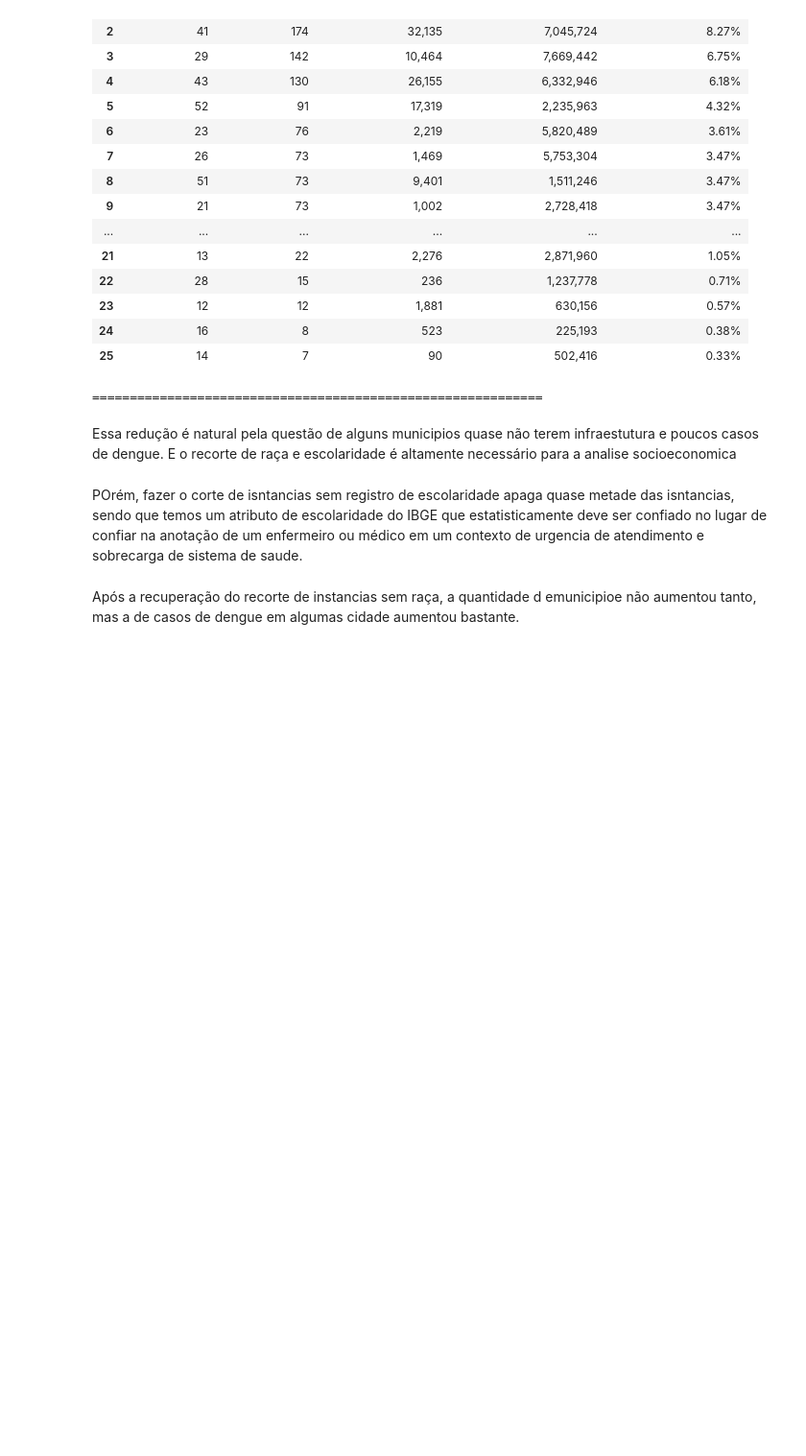
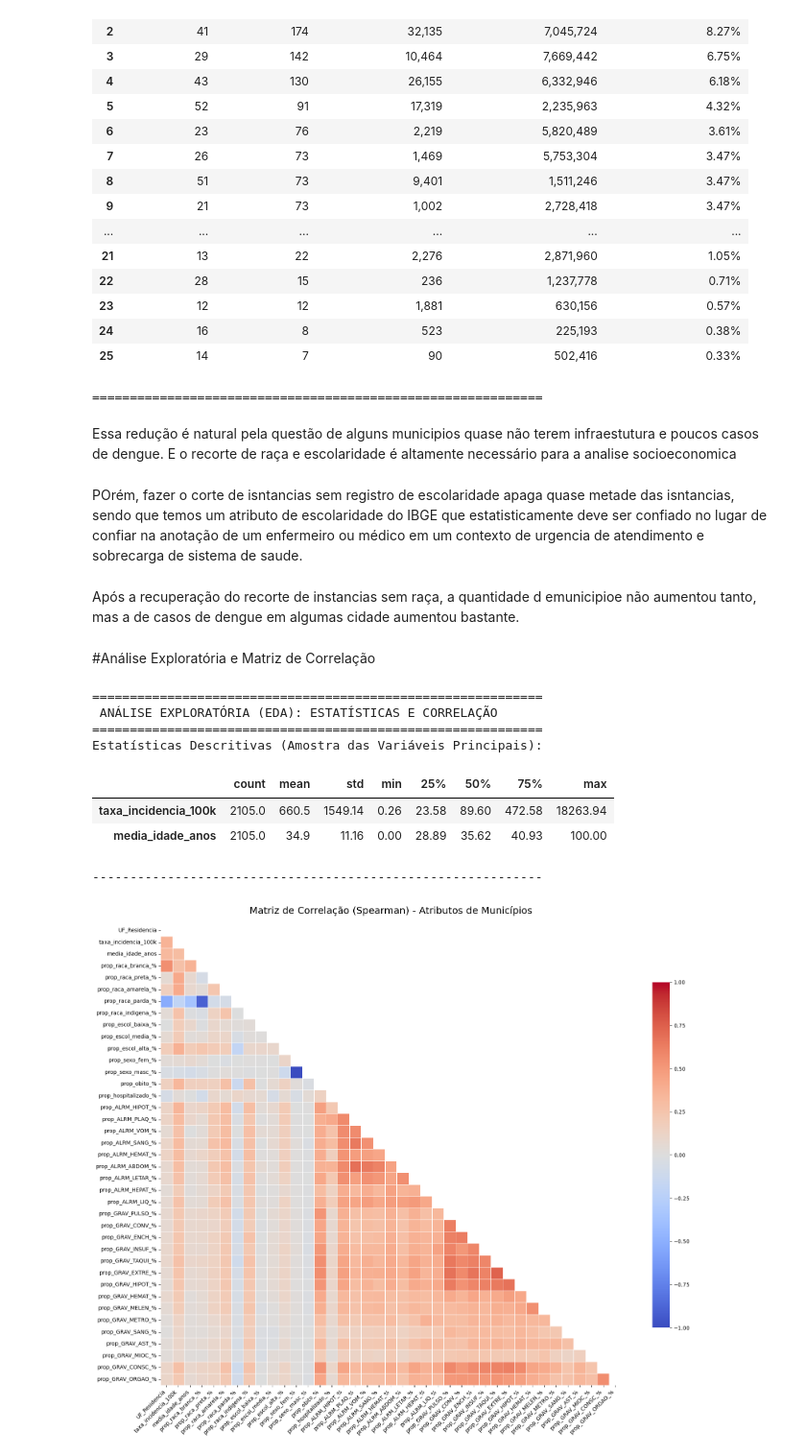
Before and after one commit to TrindadeBc/cd2-projeto-3, a Jupyter notebook: Projeto_CD2_Analise_Epidem_DATASUS.ipynb, the cells around one changed output. Shown at 96% size. Drawn from its saved outputs; the diff is of its cells as text; code cells hidden in the pictures; blank space fills up the shorter version.

```diff
--- a/Projeto_CD2_Analise_Epidem_DATASUS.ipynb
+++ b/Projeto_CD2_Analise_Epidem_DATASUS.ipynb
@@ -832,3 +830,73 @@ Essa redução é natural pela questão de alguns municipios quase não terem in
 POrém, fazer o corte de isntancias sem registro de escolaridade apaga quase metade das isntancias, sendo que temos um atributo de escolaridade do IBGE que estatisticamente deve ser confiado no lugar de confiar na anotação de um enfermeiro ou médico em um contexto de urgencia de atendimento e sobrecarga de sistema de saude.
 # %% [markdown]
 Após a recuperação do recorte de instancias sem raça, a quantidade d emunicipioe não aumentou tanto, mas a de casos de dengue em algumas cidade aumentou bastante.
+# %% [markdown]
+#Análise Exploratória e Matriz de Correlação
+# %%
+import pandas as pd
+import matplotlib.pyplot as plt
+import seaborn as sns
+import numpy as np
+
+print("="*60)
+print(" ANÁLISE EXPLORATÓRIA (EDA): ESTATÍSTICAS E CORRELAÇÃO")
+print("="*60)
+
+# ==============================================================================
+# 1. SELEÇÃO DE VARIÁVEIS PARA ANÁLISE
+# ==============================================================================
+# Pegamos apenas colunas numéricas (excluindo strings como nome da cidade)
+cols_numericas = df_final.select_dtypes(include=['float64', 'int64', 'int32']).columns.tolist()
+
+# Vamos focar nas taxas/proporções e no IDH (ignorando identificadores e totais absolutos)
+cols_ignorar = ['ID_MN_RESI', 'populacao', 'total_casos_dengue']
+cols_analise = [c for c in cols_numericas if c not in cols_ignorar]
+
+df_eda = df_final[cols_analise]
+
+# ==============================================================================
+# 2. ESTATÍSTICAS DESCRITIVAS BÁSICAS
+# ==============================================================================
+print("Estatísticas Descritivas (Amostra das Variáveis Principais):")
+# Mostrando estatísticas de Incidência, Idade e possivelmente IDHM (se estiver com esse nome)
+cols_destaque = [c for c in cols_analise if 'incidencia' in c.lower() or 'idh' in c.lower() or 'idade' in c.lower()]
+display(df_eda[cols_destaque].describe().T.round(2))
+print("-" * 60)
+
+# ==============================================================================
+# 3. MATRIZ DE CORRELAÇÃO (SPEARMAN)
+# ==============================================================================
+# Usamos Spearman porque taxas epidemiológicas geralmente possuem outliers e não seguem curva normal
+matriz_corr = df_eda.corr(method='spearman')
+
+# Configuração do Gráfico (Heatmap)
+plt.figure(figsize=(18, 14))
+mask = np.triu(np.ones_like(matriz_corr, dtype=bool)) # Esconde a parte superior repetida
+
+sns.heatmap(
+    matriz_corr,
+    mask=mask,
+    cmap='coolwarm',
+    vmax=1.0, vmin=-1.0,
+    center=0,
+    annot=False, # Como são muitas colunas, desligamos os números dentro dos quadrados para não poluir
+    square=True,
+    linewidths=.5,
+    cbar_kws={"shrink": .75}
+)
+
+plt.title('Matriz de Correlação (Spearman) - Atributos de Municípios', fontsize=18, pad=20)
+plt.xticks(rotation=45, ha='right', fontsize=10)
+plt.yticks(fontsize=10)
+plt.tight_layout()
+plt.show()
+# %% [output]
+============================================================
+ ANÁLISE EXPLORATÓRIA (EDA): ESTATÍSTICAS E CORRELAÇÃO
+============================================================
+Estatísticas Descritivas (Amostra das Variáveis Principais):
+|  | count | mean | std | min | 25% | 50% | 75% | max |
+| taxa_incidencia_100k | 2105.0 | 660.5 | 1549.14 | 0.26 | 23.58 | 89.60 | 472.58 | 18263.94 |
+| media_idade_anos | 2105.0 | 34.9 | 11.16 | 0.00 | 28.89 | 35.62 | 40.93 | 100.00 |
+------------------------------------------------------------
+[figure, added]
```
Also changed, not shown: parts of 13 cells of this notebook.
